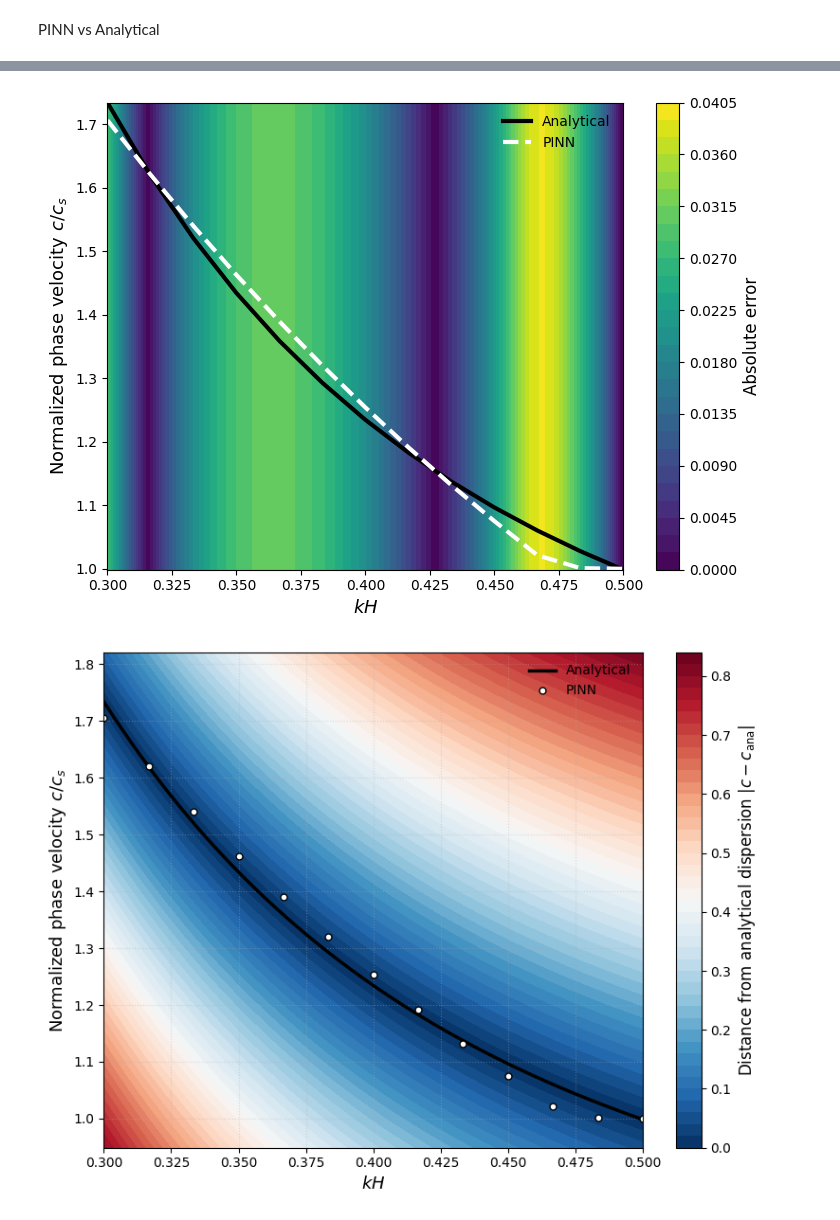
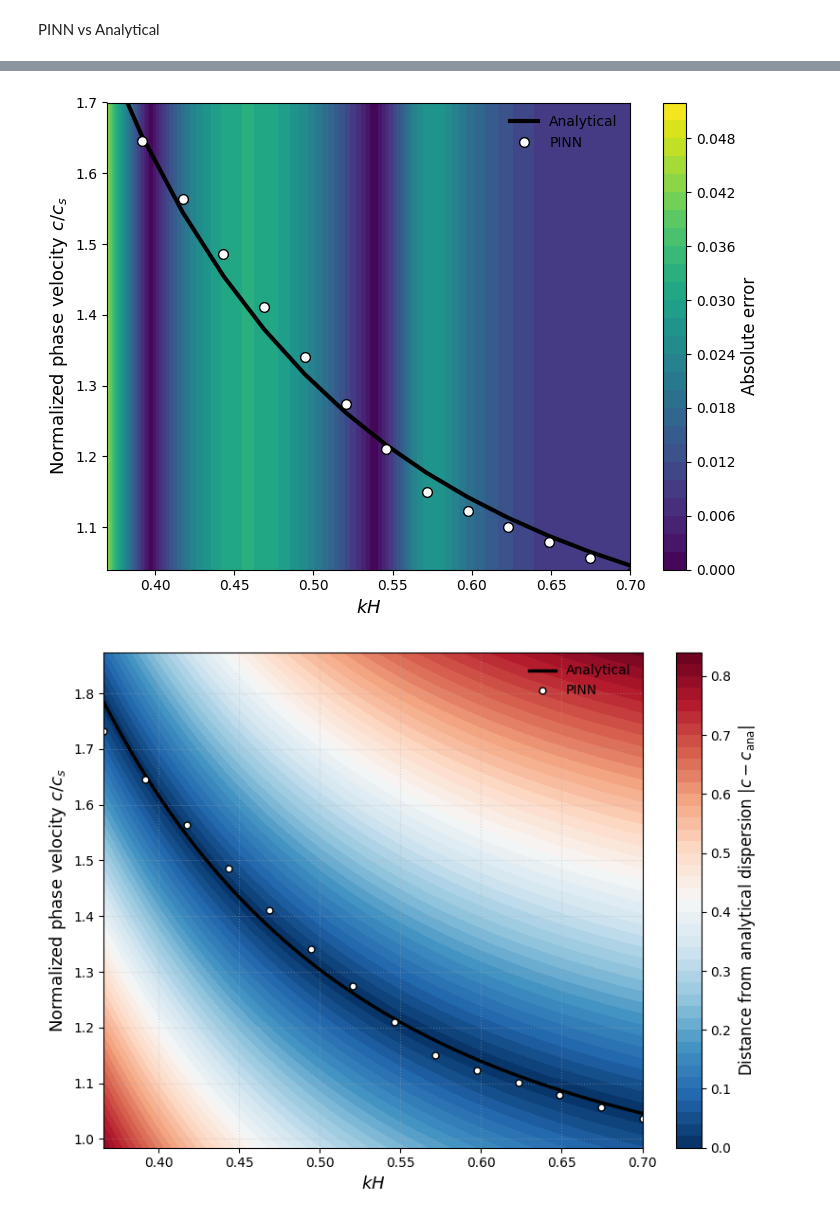
Before and after one commit to mayankjha-my/PINN, a Jupyter notebook: experiments/PINN_three_layer_system.ipynb, the cells around one changed output, grey strips where cells are left out. Drawn from its saved outputs; the diff is of its cells as text; code cells hidden in the pictures.

```diff
--- a/experiments/PINN_three_layer_system.ipynb
+++ b/experiments/PINN_three_layer_system.ipynb
@@ -166,7 +164,7 @@ for activation in activation_list:
         # Initialize phase velocity c
         # ----------------------------------------------
         if idx == 0:
-            c_init = c_shear_layer + 0.8 * (c_shear_half - c_shear_layer)
+            c_init = c_shear_layer + 0.83 * (c_shear_half - c_shear_layer)
         else:
             previous_c = torch.tensor(dispersion[-1][1], device=DEVICE)
             c_init = 0.95 * previous_c
@@ -204,7 +202,7 @@ for activation in activation_list:
                 z_top, z_int, z_far,
                 params_layer, params_half,
                 k.item(), c,
-                w_pde=1.0,
+                w_pde=10.0,
                 w_bc=10.0,
                 w_int=20.0,
                 w_far=5.0
@@ -242,17 +240,17 @@ for activation in activation_list:
             # Hard clamp (safety)
             # ------------------------------------------
             with torch.no_grad():
-                lower = c_min_physical * 1.001
+                lower = c_min_physical * 1.123
                 upper = c_max_physical
                 if idx > 0:
-                    upper = torch.min(upper, previous_c * 0.999)
+                    upper = torch.min(upper, previous_c * 0.98)
                 c.data.clamp_(lower, upper)
 
             if loss.item() < best_loss:
                 best_loss = loss.item()
                 best_c = c.item()
 
-            if epoch % 10 == 0:
+            if epoch % 50 == 0:
                 print(
                     f"Epoch {epoch:4d} | "
                     f"Loss={loss.item():.3e} | "
@@ -502,11 +501,11 @@ mu44h = 5.3e9
 mu66h = 6.47e9
 
 
-phi = np.pi / 4
-H = 5.0
+phi = np.pi / 6
+H = 6.0
 mueH02 = 0.3 * mu44l
 P1 = 1e9
-P2 = 1e9
+P2 = 1e8
 g = 9.81
 beta1 = 5.0
 beta2 = 10.0
@@ -558,7 +557,7 @@ def dispersion_meq(kH, c_norm):
 # Compute analytical solution
 # ==============================
 def analytical_c_norm(kH_val):
-    return brentq(lambda c: dispersion_meq(kH_val, c), 0.1, 3.0)
+    return brentq(lambda c: dispersion_meq(kH_val, c), 0.1, 9.0)
 
 c_ana = np.array([analytical_c_norm(k) for k in kH])
 
@@ -590,12 +589,12 @@ plt.plot(kH, c_ana, 'o',
          color='black', markerfacecolor='none',
          markersize=6, label='Analytical')
 
-plt.xlabel(r'Dimensionless wavenumber $kH$', fontsize=12)
-plt.ylabel(r'Dimensionless phase velocity $c/c_s$', fontsize=12)
+plt.xlabel(r'$kH$', fontsize=12)
+plt.ylabel(r'$c/c_s$', fontsize=12)
 plt.grid(True, linestyle=':', alpha=0.6)
 plt.legend(fontsize=11, frameon=False)
 
-plt.xlim([0.3, 0.5])
+plt.xlim([0.37, 0.7])
 plt.ylim([1.0, 1.8])
 plt.tight_layout()
 plt.show()
@@ -836,26 +857,42 @@ plt.show()
 # %%
 plt.figure(figsize=(7.5, 5.5))
 
 cont = plt.contourf(
     kH_grid, c_grid, error_field,
     levels=25,
     cmap='viridis'
 )
 
-plt.plot(kH, c_ana, 'k-', linewidth=3, label='Analytical')
-plt.plot(kH, c_pinn, 'w--', linewidth=3, label='PINN')
+
+# ---- Analytical dispersion (zero contour) ----
+plt.plot(
+    kH, c_ana,
+    'k-', linewidth=3,
+    label='Analytical'
+)
+
+# ---- PINN dispersion ----
+plt.plot(
+    kH, c_pinn,
+    'o', color='white',
+    markeredgecolor='black',
+    markersize=7,
+    label='PINN'
+)
 
 cbar = plt.colorbar(cont)
 cbar.set_label(r'Absolute error', fontsize=12)
 
 plt.xlabel(r'$kH$', fontsize=13)
 plt.ylabel(r'Normalized phase velocity $c/c_s$', fontsize=13)
 
+plt.xlim([0.37, 0.7])
+plt.ylim([1.04, 1.7])
 plt.legend(frameon=False)
 plt.tight_layout()
 plt.show()
 # %% [output]
-[figure, old version]
+[figure, new version]
 # %%
 # ==============================
 # Grid
@@ -916,7 +953,7 @@ plt.legend(frameon=False)
 plt.tight_layout()
 plt.show()
 # %% [output]
-[figure, old version]
+[figure, new version]
 # %%
 import matplotlib.pyplot as plt
 
```
Also changed, not shown: parts of 25 cells of this notebook, 6 other files.
